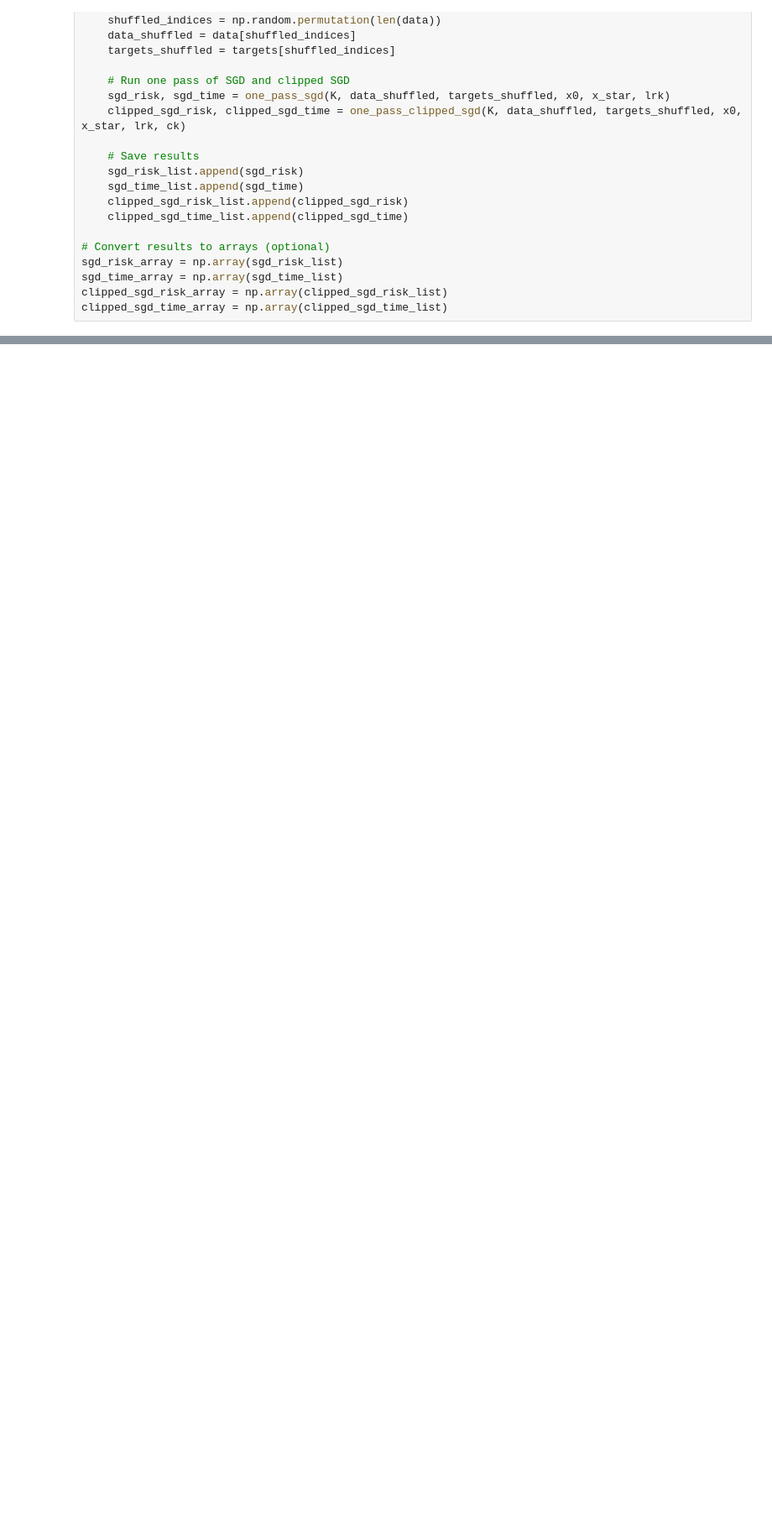
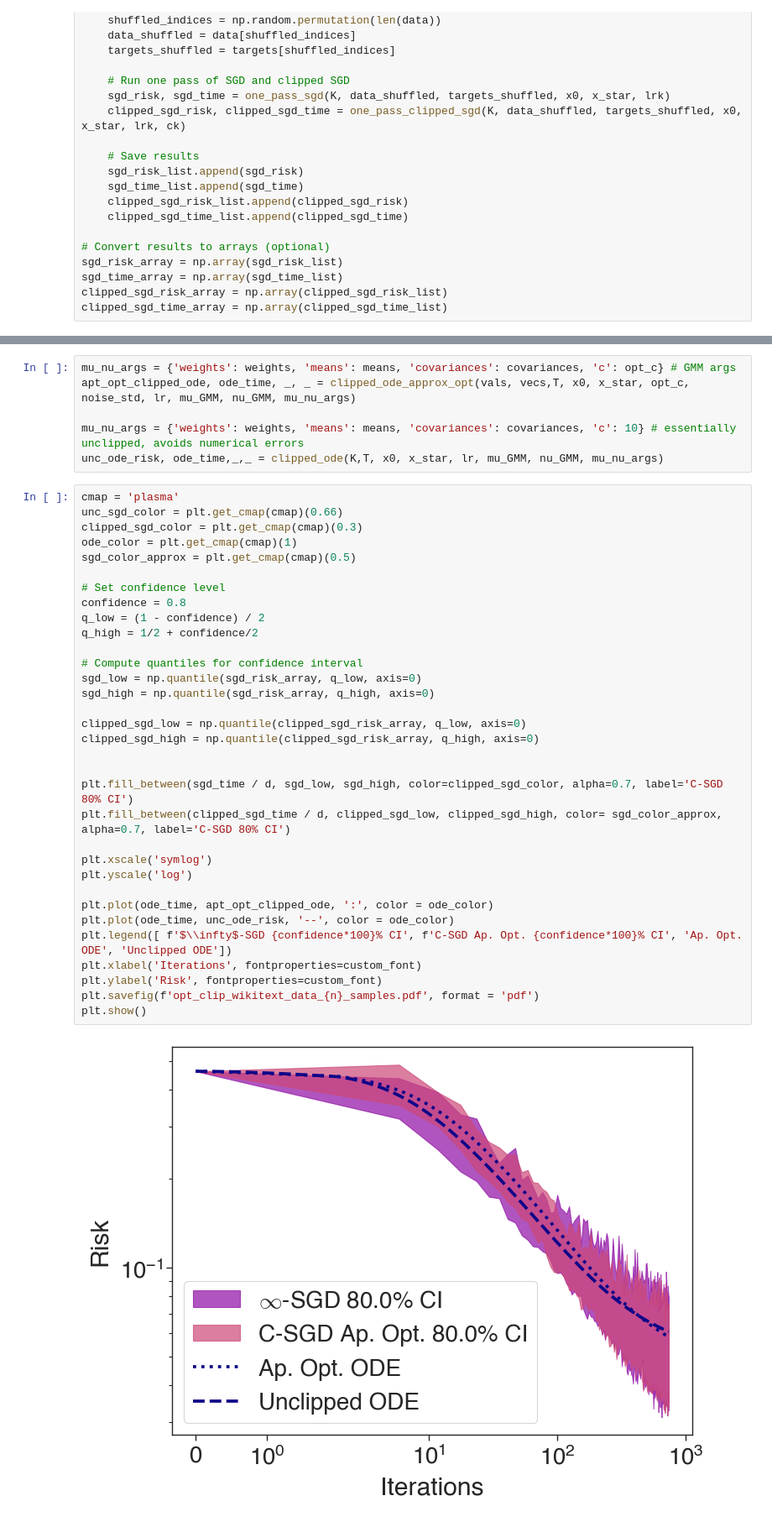
Before and after one commit to nmarzz/clip, a Jupyter notebook: clip/text_sentiment.ipynb, the cells around one changed output, grey strips where cells are left out. Shown: that part at 84% size. Drawn from its saved outputs; the diff is of its cells as text; blank space fills up the shorter version.

```diff
--- a/clip/text_sentiment.ipynb
+++ b/clip/text_sentiment.ipynb
@@ -284,0 +401,41 @@ plt.show()
+# %%
+mu_nu_args = {'weights': weights, 'means': means, 'covariances': covariances, 'c': opt_c} # GMM args
+apt_opt_clipped_ode, ode_time, _, _ = clipped_ode_approx_opt(vals, vecs,T, x0, x_star, opt_c, noise_std, lr, mu_GMM, nu_GMM, mu_nu_args)
+
+mu_nu_args = {'weights': weights, 'means': means, 'covariances': covariances, 'c': 10} # essentially unclipped, avoids numerical errors
+unc_ode_risk, ode_time,_,_ = clipped_ode(K,T, x0, x_star, lr, mu_GMM, nu_GMM, mu_nu_args)
+# %%
+cmap = 'plasma'
+unc_sgd_color = plt.get_cmap(cmap)(0.66)
+clipped_sgd_color = plt.get_cmap(cmap)(0.3)
+ode_color = plt.get_cmap(cmap)(1)
+sgd_color_approx = plt.get_cmap(cmap)(0.5)
+
+# Set confidence level
+confidence = 0.8
+q_low = (1 - confidence) / 2
+q_high = 1/2 + confidence/2
+
+# Compute quantiles for confidence interval
+sgd_low = np.quantile(sgd_risk_array, q_low, axis=0)
+sgd_high = np.quantile(sgd_risk_array, q_high, axis=0)
+
+clipped_sgd_low = np.quantile(clipped_sgd_risk_array, q_low, axis=0)
+clipped_sgd_high = np.quantile(clipped_sgd_risk_array, q_high, axis=0)
+
+
+plt.fill_between(sgd_time / d, sgd_low, sgd_high, color=clipped_sgd_color, alpha=0.7, label='C-SGD 80% CI')
+plt.fill_between(clipped_sgd_time / d, clipped_sgd_low, clipped_sgd_high, color= sgd_color_approx, alpha=0.7, label='C-SGD 80% CI')
+
+plt.xscale('symlog')
+plt.yscale('log')
+
+plt.plot(ode_time, apt_opt_clipped_ode, ':', color = ode_color)
+plt.plot(ode_time, unc_ode_risk, '--', color = ode_color)
+plt.legend([ f'$\\infty$-SGD {confidence*100}% CI', f'C-SGD Ap. Opt. {confidence*100}% CI', 'Ap. Opt. ODE', 'Unclipped ODE'])
+plt.xlabel('Iterations', fontproperties=custom_font)
+plt.ylabel('Risk', fontproperties=custom_font)
+plt.savefig(f'opt_clip_wikitext_data_{n}_samples.pdf', format = 'pdf')
+plt.show()
+# %% [output]
+[figure, added]
```
Also changed, not shown: parts of 18 cells of this notebook, 6 other files.
